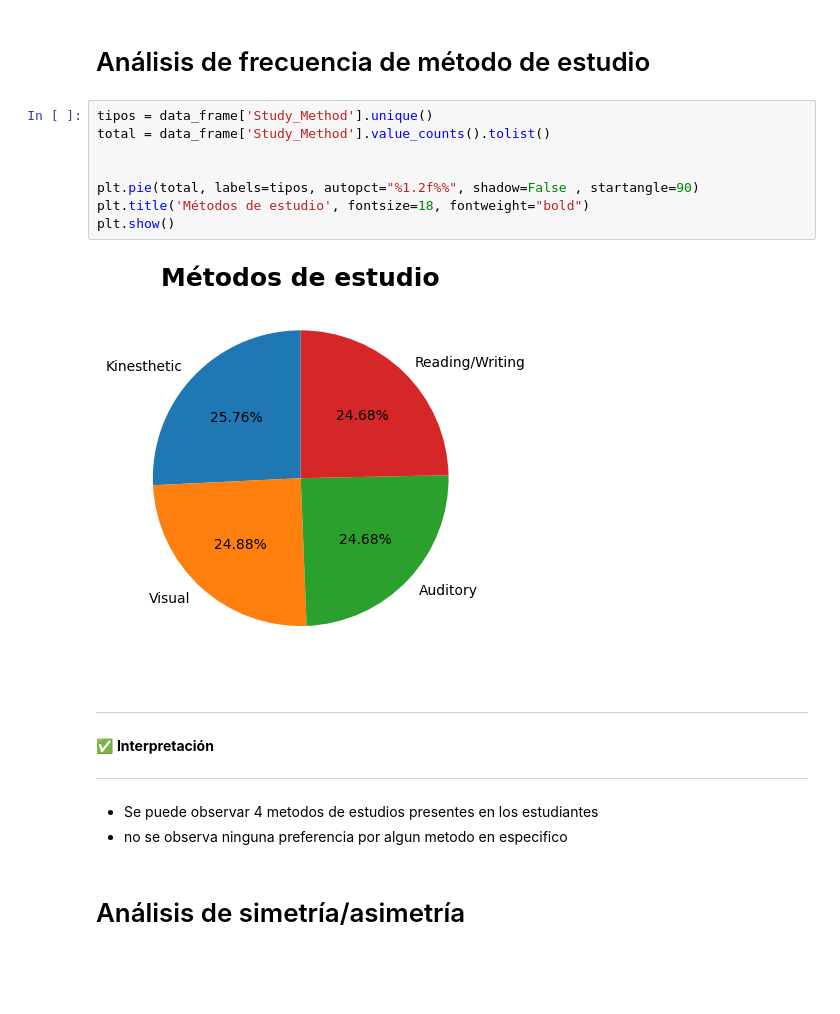
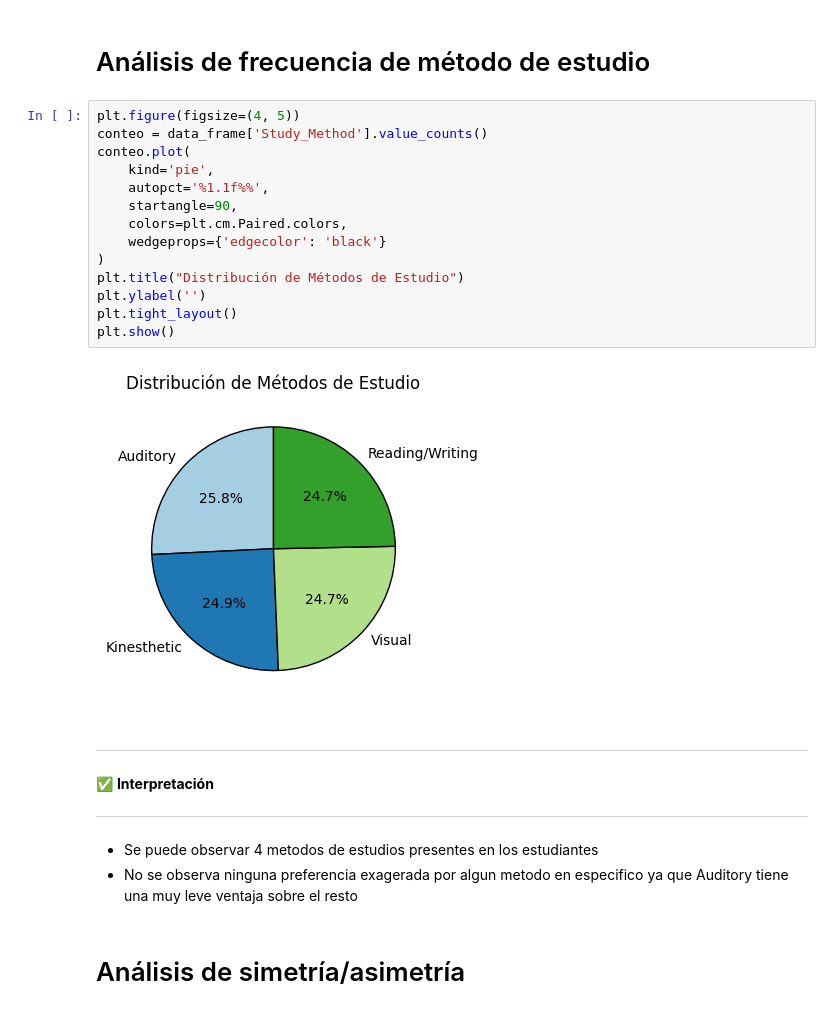
Before and after one commit to kotonitro/Inteligencia_Artificial_UBB, a Jupyter notebook: 620454_Base_Evaluacion_1_AnalisisExploratorio.ipynb, the cells around one changed output. Drawn from its saved outputs; the diff is of its cells as text; blank space fills up the shorter version.

```diff
--- a/620454_Base_Evaluacion_1_AnalisisExploratorio.ipynb
+++ b/620454_Base_Evaluacion_1_AnalisisExploratorio.ipynb
@@ -228,16 +246,22 @@ dtype: float64
 + Escriba acá sus interpretaciones
 # %% [markdown]
 # Análisis de frecuencia de método de estudio
-# %%
-tipos = data_frame['Study_Method'].unique()
-total = data_frame['Study_Method'].value_counts().tolist()
-
-
-plt.pie(total, labels=tipos, autopct="%1.2f%%", shadow=False , startangle=90)
-plt.title('Métodos de estudio', fontsize=18, fontweight="bold")
-plt.show()
-# %% [output]
-[figure, removed]
+# %%
+plt.figure(figsize=(4, 5))
+conteo = data_frame['Study_Method'].value_counts()
+conteo.plot(
+    kind='pie',
+    autopct='%1.1f%%',
+    startangle=90,
+    colors=plt.cm.Paired.colors,
+    wedgeprops={'edgecolor': 'black'}
+)
+plt.title("Distribución de Métodos de Estudio")
+plt.ylabel('')
+plt.tight_layout()
+plt.show()
+# %% [output]
+[figure, added]
 # %% [markdown]
 ---
 ✅ **Interpretación**
@@ -245,7 +269,7 @@ plt.show()
 ---
 
 + Se puede observar 4 metodos de estudios presentes en los estudiantes
-+ no se observa ninguna preferencia por algun metodo en especifico
++ No se observa ninguna preferencia exagerada por algun metodo en especifico ya que Auditory tiene una muy leve ventaja sobre el resto
 # %% [markdown]
 # Análisis de simetría/asimetría
 # %% [markdown]
```
Also changed, not shown: parts of 7 cells of this notebook.
